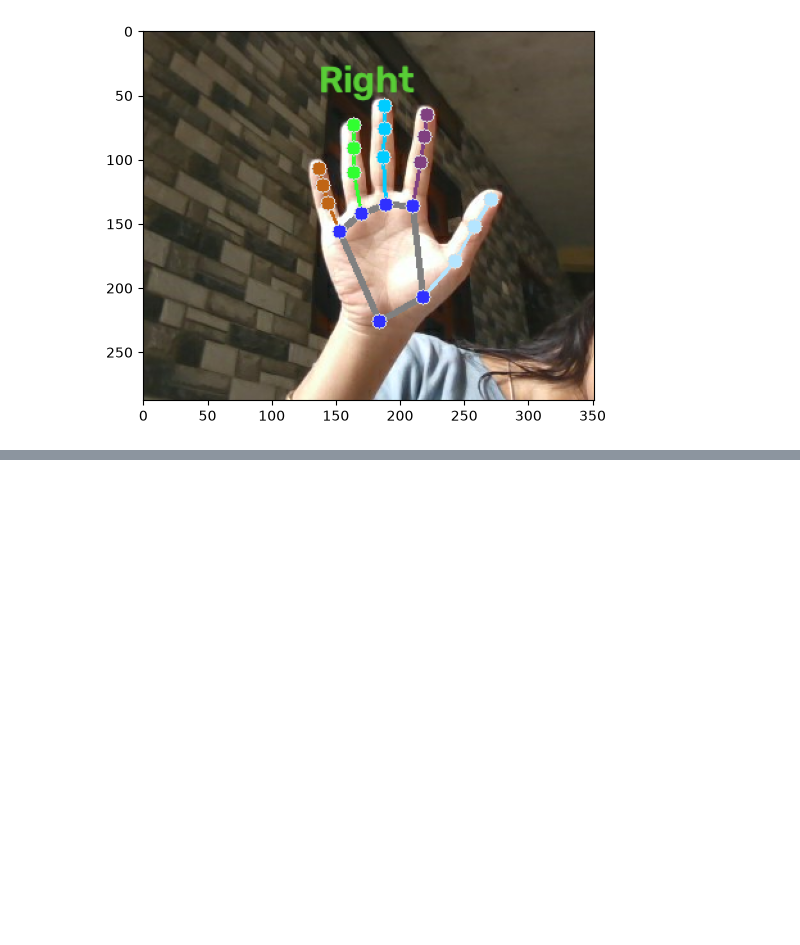
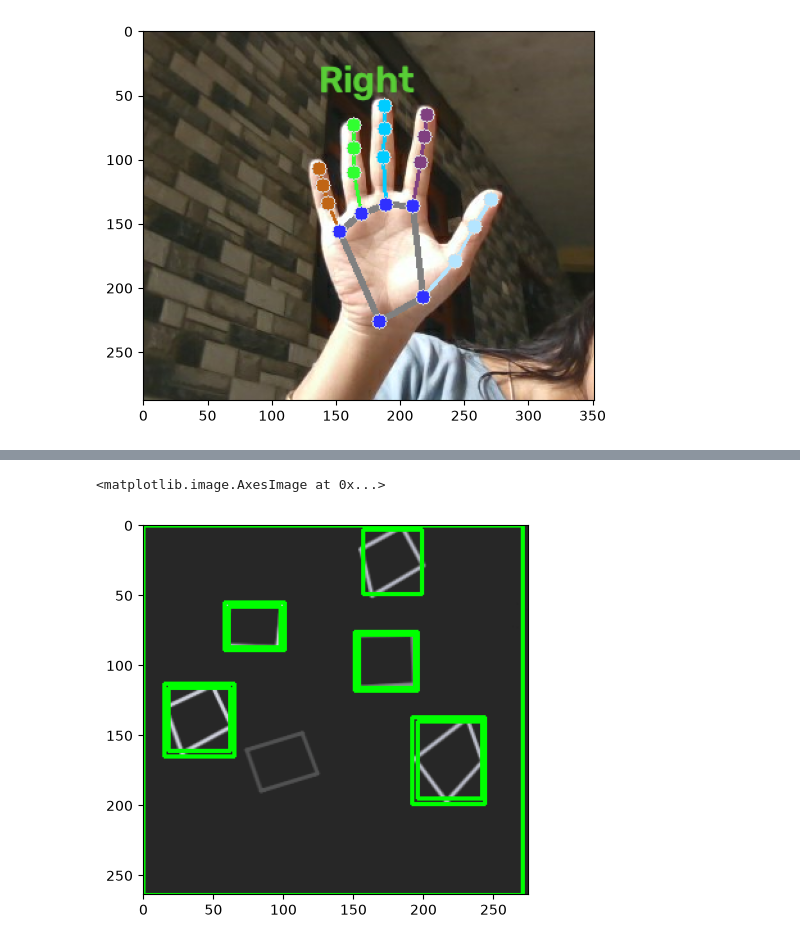
Before and after one commit to ShreelaxmiHegde/detector-cv, a Jupyter notebook: experiment.ipynb, the cells around one changed output, grey strips where cells are left out. Drawn from its saved outputs; the diff is of its cells as text; code cells hidden in the pictures; blank space fills up the shorter version.

```diff
--- a/experiment.ipynb
+++ b/experiment.ipynb
@@ -79,0 +88,16 @@ plt.imshow(annotated_image)
+# %%
+ret, bin_img = cv2.threshold(img_gray, 90, 255, 0)
+contours, hierarchy = cv2.findContours(bin_img, cv2.RETR_TREE, cv2.CHAIN_APPROX_NONE)
+
+for index in range(len(contours)):
+    # take contour
+    cnt=contours[index]
+        # find coordinates
+    x,y,w,h = cv2.boundingRect(cnt)
+        # draw rectangle to original image
+    cv2.rectangle(img_rgb,(x,y),(x+w,y+h),(0,255,0),2)
+
+plt.imshow(img_rgb)
+# %% [output]
+<matplotlib.image.AxesImage at 0x...>
+[figure, added]
```
Also changed, not shown: parts of 6 cells of this notebook, 1 other file.
